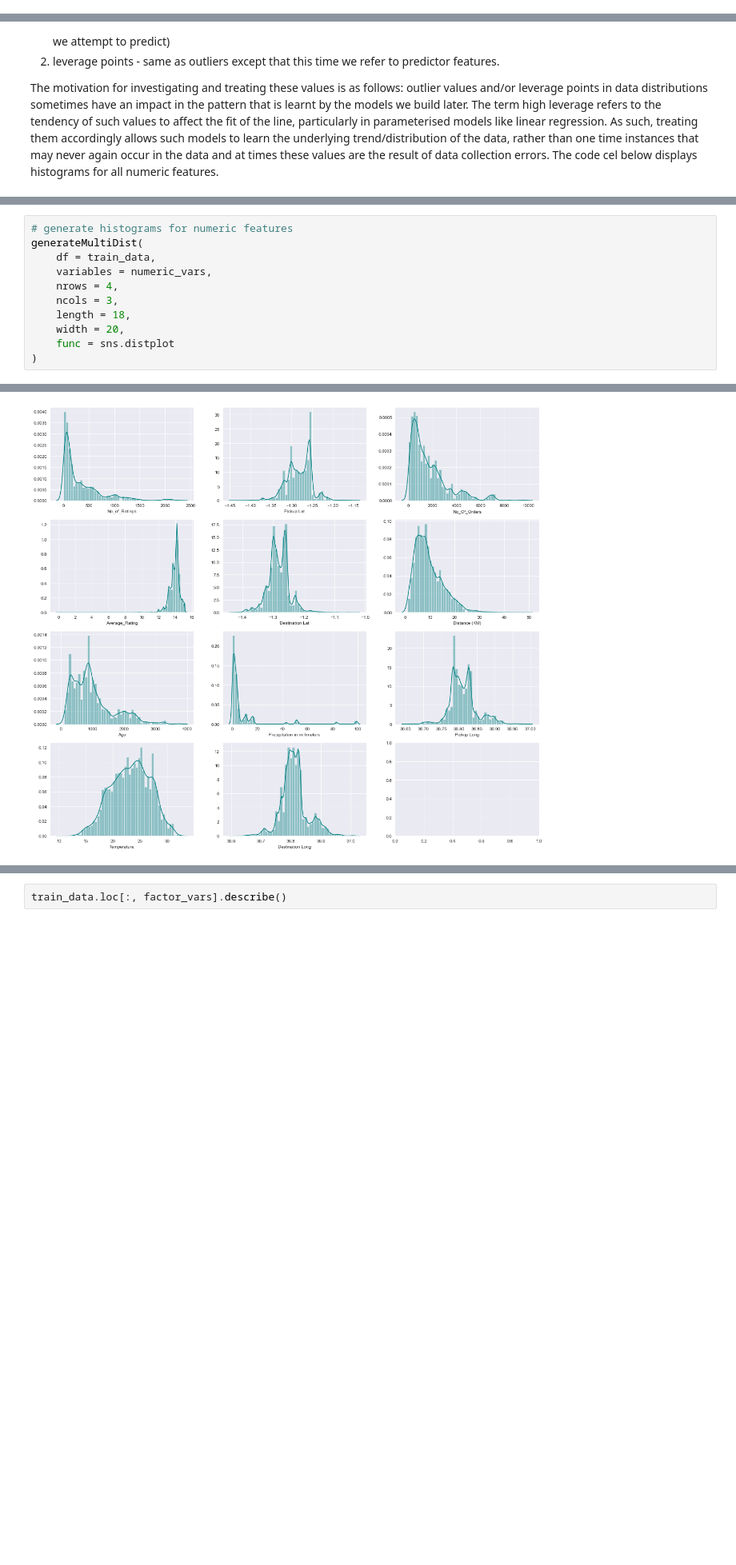
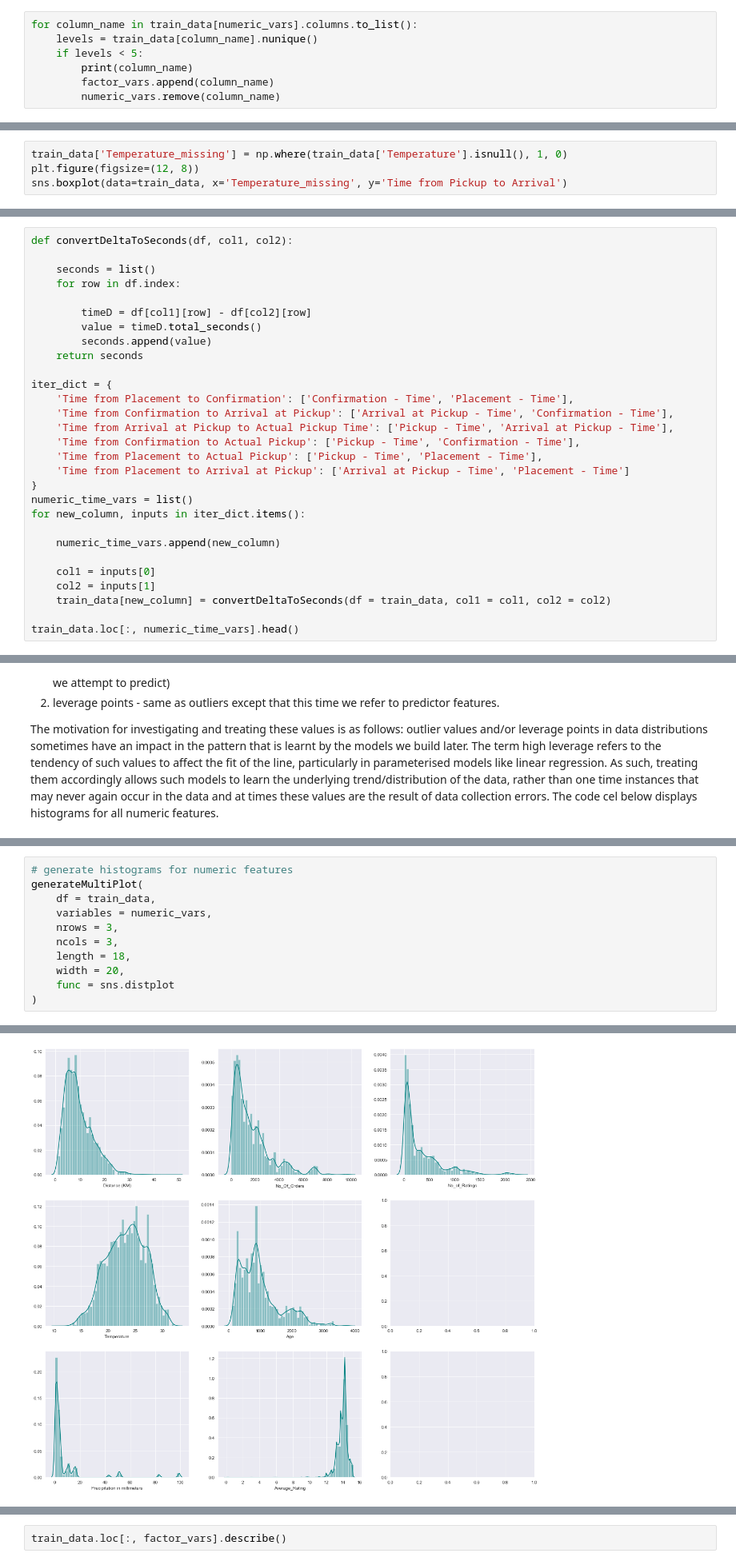
Before and after one commit to Explore-AI/regression-predict-api-template, a Jupyter notebook: predict deliverable/predict_titus.ipynb, the cells around one changed output, grey strips where cells are left out. Shown at 80% size. Cells and saved outputs as stored; diff of their text form; blank space fills up the shorter version.

```diff
--- a/predict deliverable/predict_titus.ipynb
+++ b/predict deliverable/predict_titus.ipynb
@@ -304,0 +335,7 @@ train_data.loc[:, target_vars].head()
+# %%
+for column_name in train_data[numeric_vars].columns.to_list():
+    levels = train_data[column_name].nunique()
+    if levels < 5:
+        print(column_name)
+        factor_vars.append(column_name)
+        numeric_vars.remove(column_name)
@@ -347,0 +410,4 @@ train_data.loc[:,missings_vars].head()
+# %%
+train_data['Temperature_missing'] = np.where(train_data['Temperature'].isnull(), 1, 0)
+plt.figure(figsize=(12, 8))
+sns.boxplot(data=train_data, x='Temperature_missing', y='Time from Pickup to Arrival')
@@ -369,0 +477,29 @@ Name: Time from Pickup to Arrival, Length: 21201, dtype: int64
+# %%
+def convertDeltaToSeconds(df, col1, col2):
+
+    seconds = list()
+    for row in df.index:
+
+        timeD = df[col1][row] - df[col2][row]
+        value = timeD.total_seconds()
+        seconds.append(value)
+    return seconds
+
+iter_dict = {
+    'Time from Placement to Confirmation': ['Confirmation - Time', 'Placement - Time'],
+    'Time from Confirmation to Arrival at Pickup': ['Arrival at Pickup - Time', 'Confirmation - Time'],
+    'Time from Arrival at Pickup to Actual Pickup Time': ['Pickup - Time', 'Arrival at Pickup - Time'],
+    'Time from Confirmation to Actual Pickup': ['Pickup - Time', 'Confirmation - Time'],
+    'Time from Placement to Actual Pickup': ['Pickup - Time', 'Placement - Time'],
+    'Time from Placement to Arrival at Pickup': ['Arrival at Pickup - Time', 'Placement - Time']
+}
+numeric_time_vars = list()
+for new_column, inputs in iter_dict.items():
+
+    numeric_time_vars.append(new_column)
+
+    col1 = inputs[0]
+    col2 = inputs[1]
+    train_data[new_column] = convertDeltaToSeconds(df = train_data, col1 = col1, col2 = col2)
+
+train_data.loc[:, numeric_time_vars].head()
@@ -540,14 +641,14 @@ train_data.loc[:, numeric_vars].describe()
 # %%
 # generate histograms for numeric features
-generateMultiDist(
+generateMultiPlot(
     df = train_data,
     variables = numeric_vars,
-    nrows = 4,
+    nrows = 3,
     ncols = 3,
     length = 18,
     width = 20,
     func = sns.distplot
 )
 # %% [output]
 <matplotlib.axes._subplots.AxesSubplot at 0x...>
-[figure, old version]
+[figure, new version]
```
Also changed, not shown: parts of 80 cells of this notebook.
